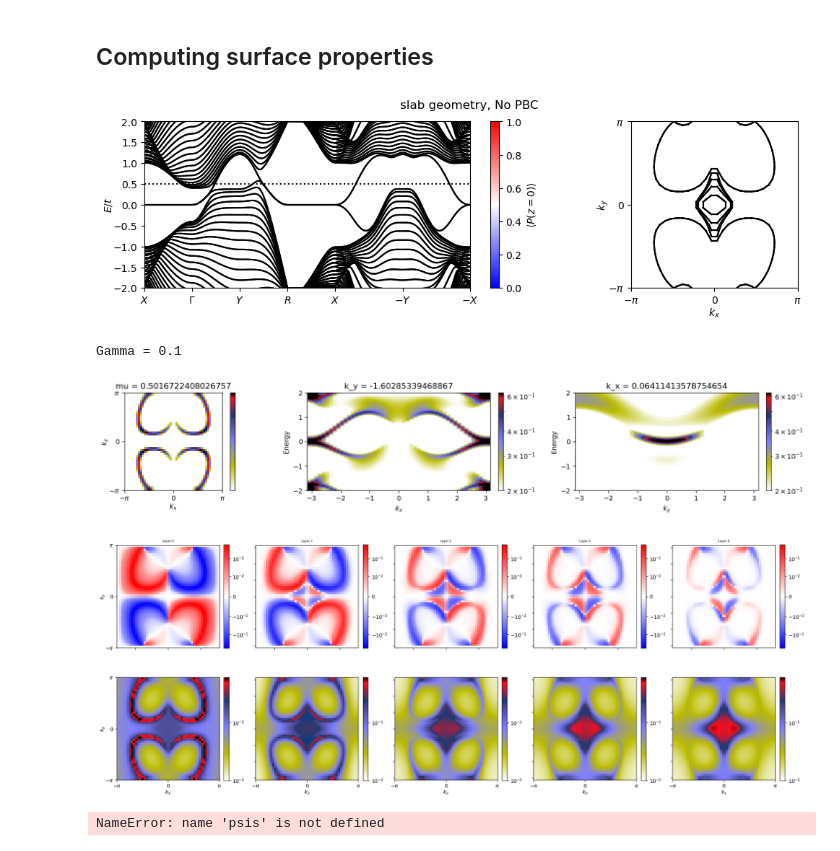
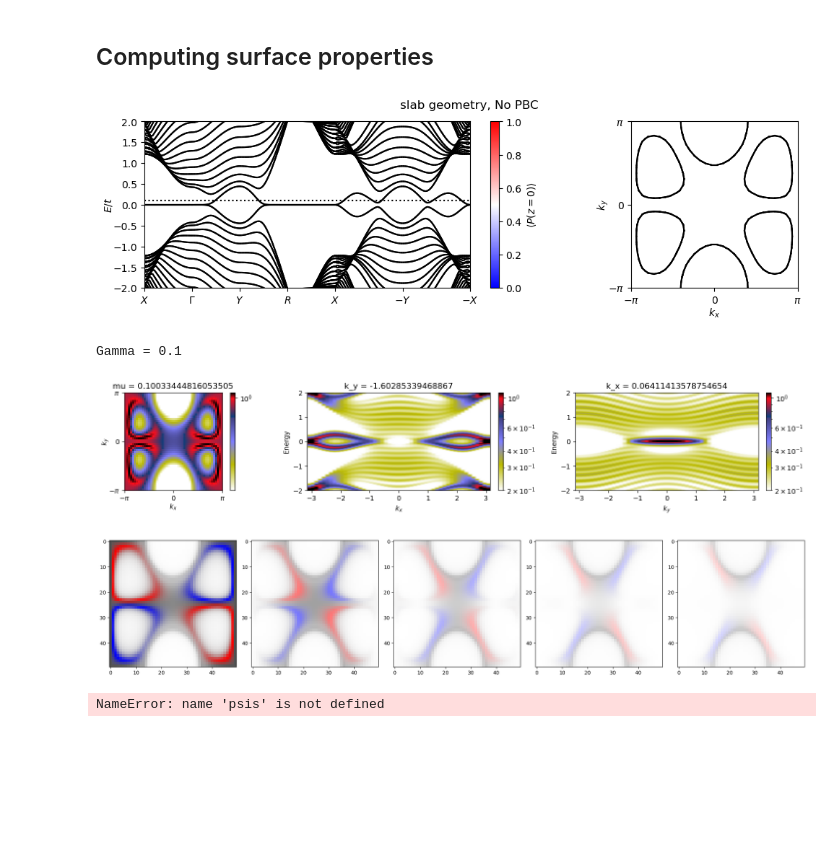
Before and after one commit to dpreuo/alter_surf, a Jupyter notebook: Weyl_CuMnAs.ipynb, the cells around one changed output. Drawn from its saved outputs; the diff is of its cells as text; code cells hidden in the pictures; blank space fills up the shorter version.

```diff
--- a/Weyl_CuMnAs.ipynb
+++ b/Weyl_CuMnAs.ipynb
@@ -310,8 +101,8 @@ def project_doublelayer(layer):
 I pushed the Fermi energy a little bit down to see the Fermi surface of the 2 bands which merge to create the nodal line.
 # %%
 #Hparam0 = dict(t=0.4, tz=1, Delta0=1.2,Delta1=0.5,Delta3=0.5,mu=0.05,V_layer_z=0.)
-Hparam0 = dict(t=0.4, tz=1, Delta0=1.2, Delta1=0.5,Delta3=0.5, mu=0., lambda2=0.5) #nodal line
-#Hparam0 = dict(t=0.4, tz=1, Delta0=1.2,Delta1=0.5,Delta3=0.5,mu=0.,dtpp=0.3) #nice values for Weyl cones
+Hparam0 = dict(t=0.4, tz=1, Delta0=0.6, Delta1=0.6,Delta3=0.6, mu=0., lambda2=0.) #nodal line #mu=0.05
+#Hparam0 = dict(t=0.4, tz=1, Delta0=0.6, Delta1=0.6,Delta3=0.6 ,mu=0., dtpp=0.2) #nice values for Weyl cones
 #Hparam0 = dict(t=0.4, tz=1, Delta0=1.2,Delta1=0.5,Delta3=0.5,mu=0.,V_layer_z=1,t2=-0.3, dt2=0.) #Weyl cones, but mirror broken, at different energy
 
 
@@ -405,7 +196,7 @@ plot_FS(ax1,H,cmap=cmap,coloring_operator=H.operator.spin,Lk=50,)
 ## Computing surface properties
 # %%
 #without PBC
-mu = 0.5
+mu = 0.1
 H.update_params(Hparam0)
 H.update_params(dict(PBC=False))
 
@@ -431,7 +222,7 @@ fig = plt.gcf()
 # ax.set_ylim(-0.4,0.4)
 # display(fig)
 # %% [output]
-[figure, old version]
+[figure, new version]
 # %%
 Lk = 50 #number of k-points in each direction
 
@@ -443,7 +234,7 @@ numb_z = H.param['numb_z']
 es,psis = H.diagonalize(*ks)
 
 
-def plot_spectral_density(ax,spectral_density,cmap='bwr',title_plot='',show_xlabel=True,show_ylabel=True,vmax='',vmin='',linthresh=1e-2):
+def plot_spectral_density(ax,spectral_density,cmap='bwr',title_plot='',show_xlabel=True,show_ylabel=True,vmax='',vmin='',linthresh=1e-2,alphas=None):
     """Plots colored spin spectral density on ax,
 
     cmap: a matplotlib colormap
@@ -469,13 +260,17 @@ def plot_spectral_density(ax,spectral_density,cmap='bwr',title_plot='',show_xlab
     ax.set_ylim(-pi,pi)
     #--------------
     if vmax == '':
-        vmax = np.abs(spectral_density).max()
+        vmax = 1
     if vmin == '':
-        vmin = -vmax
-    im = ax.imshow(spectral_density.T,extent=(-pi,pi,-pi,pi),origin='lower',cmap=cmap,norm=matplotlib.colors.SymLogNorm(linthresh=linthresh,vmin=vmin,vmax=vmax))
+        vmin = -1
+
+    if alphas is None:
+        im = ax.imshow(spectral_density.T,extent=(-pi,pi,-pi,pi),origin='lower',cmap=cmap,norm=matplotlib.colors.SymLogNorm(linthresh=linthresh,vmin=vmin,vmax=vmax))
+    else:
+        im = ax.imshow(spectral_density.T,extent=(-pi,pi,-pi,pi),origin='lower',cmap=cmap,norm=matplotlib.colors.SymLogNorm(linthresh=linthresh,vmin=vmin,vmax=vmax),alpha=alphas.T)
     return im
 # %%
-mu = 0.5 #energy at which the momentum resolved spectral density is computed
+mu = 0.1 #energy at which the momentum resolved spectral density is computed
 energies = np.linspace(-2,2,300)
 
 layer=0
@@ -519,46 +314,75 @@ plt.colorbar(im,ax=axs[2],fraction=0.046,pad=0.04)
 plt.tight_layout()
 # %% [output]
 Gamma = 0.1
-[figure, old version]
+[figure, new version]
 # %%
-mu = 0.5
+mu = 0.05
 layers = np.linspace(0,H.param['len_z']-1,5,dtype=int)
 layers = [0,1,2,3,4]
-Gamma = 0.1#0.04#find_Gamma(es)
+Gamma = 0.04#0.04#find_Gamma(es)
 
-#Plot
-fig,axs = plt.subplots(2,len(layers),figsize=(4*len(layers),8))
 
-for ax_column,layer in zip(axs.T,layers):
+fig,axs = plt.subplots(1,len(layers),figsize=(4*len(layers),4))
+
+for ax,layer in zip(axs,layers):
+
     #this we need to improve if we want to measure the last layer
     coloring_operator = H.suboperator.proj.dot(project_doublelayer(layer))*H.operator.spin #projected spin_operator
 
     #compute spin spectral density
     Os = exp_value_O(coloring_operator,psis) #.shape=(n,y,x)
     spectral_density_spin = np.sum(Os*Gamma/((es-mu)**2+Gamma**2),axis=0)/numb_z
 
     #compute spectral density
     Os = exp_value_O(H.suboperator.proj.dot(project_doublelayer(layer)),psis) #.shape=(n,y,x)
     spectral_density0 = np.sum(Os*Gamma/((es-mu)**2+Gamma**2),axis=0)/numb_z
 
     if layer == 0:
         vmax_spin = np.abs(spectral_density_spin).max()
         vmax0 = np.abs(spectral_density0).max()
 
+
+    alphas = spectral_density0/vmax0
+
+    #ax.imshow(spectral_density[i],cmap='gray_r')
+
     imT = plot_spectral_density(ax_column[0],spectral_density_spin,title_plot='Layer '+str(layer),show_ylabel=(layer==0),show_xlabel=False,vmax=vmax_spin,vmin=-vmax_spin)
-    imB = plot_spectral_density(ax_column[1],spectral_density0,show_ylabel=(layer==0),show_xlabel=True,vmax=vmax0,vmin=1e-2,cmap='gist_stern_r')
-
-    #colorbars for each plot
-    plt.colorbar(imT,ax=ax_column[0],fraction=0.046,pad=0.04)
-    plt.colorbar(imB,ax=ax_column[1],fraction=0.046,pad=0.04)
+    ax.imshow(spectral_density_spin.T,cmap=cmap_bkr,alpha=alphas.T)
 
 
-# plt.colorbar(imT,ax=axs[0,-1],fraction=0.046,pad=0.04)
-# plt.colorbar(imB,ax=axs[1,-1],fraction=0.046,pad=0.04)
+# #Plot spin spectral density and spectral density separately
+# fig,axs = plt.subplots(2,len(layers),figsize=(4*len(layers),8))
+
+# for ax_column,layer in zip(axs.T,layers):
+#     #this we need to improve if we want to measure the last layer
+#     coloring_operator = H.suboperator.proj.dot(project_doublelayer(layer))*H.operator.spin #projected spin_operator
+
+#     #compute spin spectral density
+#     Os = exp_value_O(coloring_operator,psis) #.shape=(n,y,x)
+#     spectral_density_spin = np.sum(Os*Gamma/((es-mu)**2+Gamma**2),axis=0)/numb_z
+
+#     #compute spectral density
+#     Os = exp_value_O(H.suboperator.proj.dot(project_doublelayer(layer)),psis) #.shape=(n,y,x)
+#     spectral_density0 = np.sum(Os*Gamma/((es-mu)**2+Gamma**2),axis=0)/numb_z
+
+#     if layer == 0:
+#         vmax_spin = np.abs(spectral_density_spin).max()
+#         vmax0 = np.abs(spectral_density0).max()
+
+#     imT = plot_spectral_density(ax_column[0],spectral_density_spin,title_plot='Layer '+str(layer),show_ylabel=(layer==0),show_xlabel=False,vmax=vmax_spin,vmin=-vmax_spin)
+#     imB = plot_spectral_density(ax_column[1],spectral_density0,show_ylabel=(layer==0),show_xlabel=True,vmax=vmax0,vmin=1e-2,cmap='gist_stern_r')
+
+#     #colorbars for each plot
+#     plt.colorbar(imT,ax=ax_column[0],fraction=0.046,pad=0.04)
+#     plt.colorbar(imB,ax=ax_column[1],fraction=0.046,pad=0.04)
+
+
+# # plt.colorbar(imT,ax=axs[0,-1],fraction=0.046,pad=0.04)
+# # plt.colorbar(imB,ax=axs[1,-1],fraction=0.046,pad=0.04)
 
 plt.tight_layout()
 # %% [output]
-[figure, old version]
+[figure, new version]
 # %%
 ## creating the spectral density data
 
```
Also changed, not shown: parts of 7 cells of this notebook, 3 other files.
